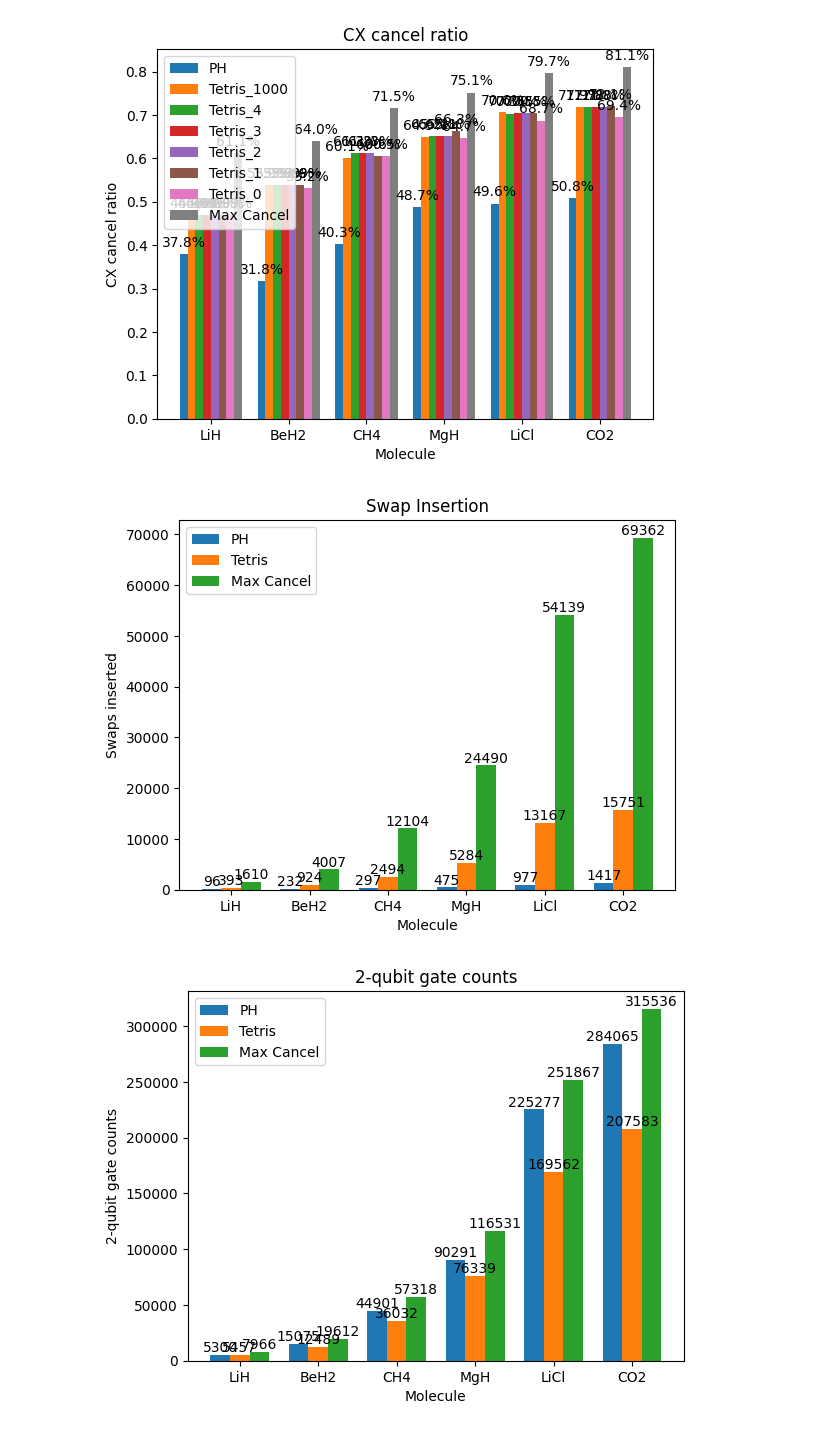
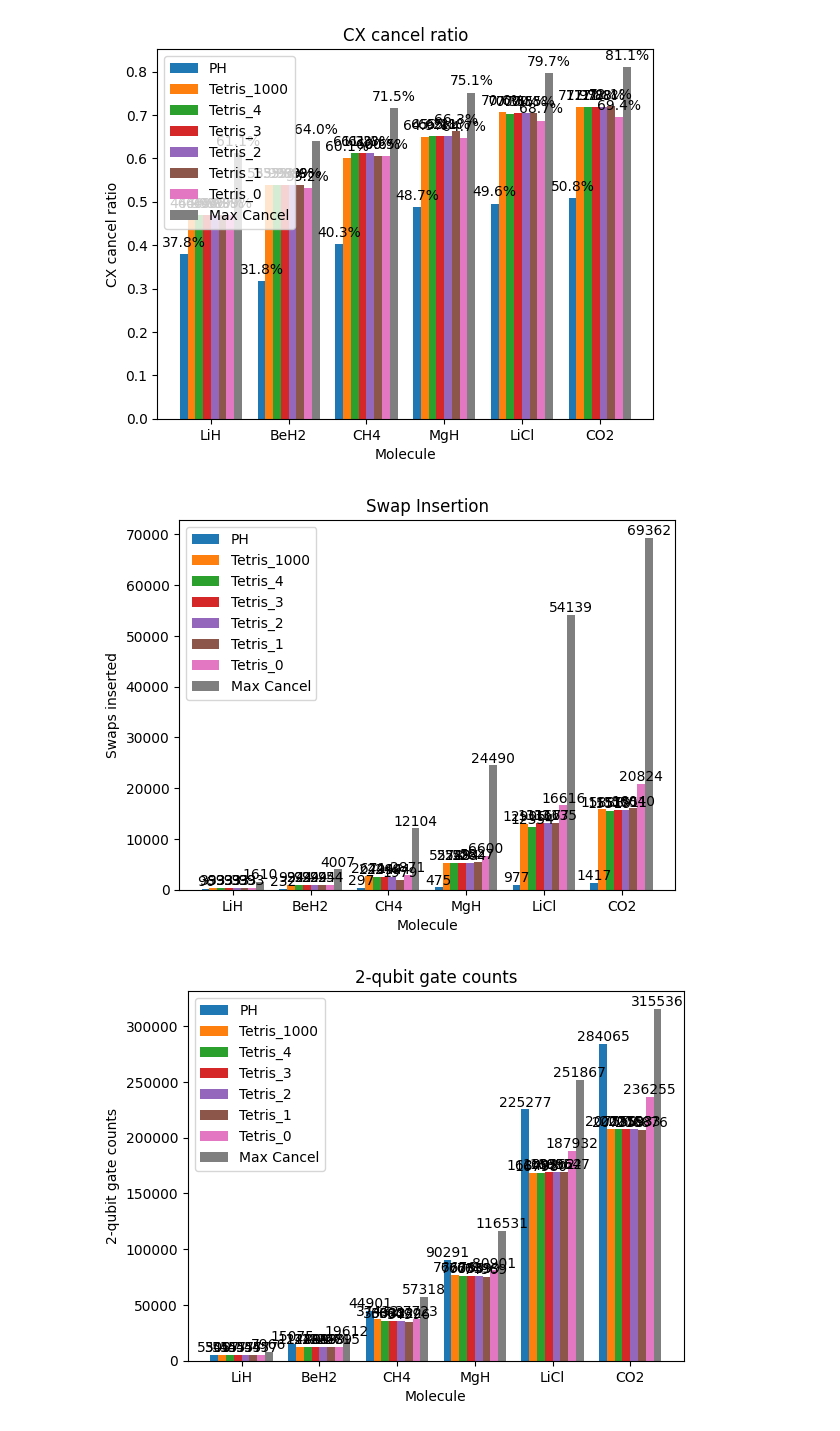
Before and after one commit to abclzr/vqe_tetris, a Jupyter notebook: core/result.ipynb, the cells around one changed output. Drawn from its saved outputs; the diff is of its cells as text; code cells hidden in the pictures.

```diff
--- a/core/result.ipynb
+++ b/core/result.ipynb
@@ -7,6 +7,7 @@ def pickle_load(filename):
     return obj
 
 PH_data_list = pickle_load('PH_data.pickle')
+Tetris_data_list = pickle_load('Tetris_swap_coefficient_3_data.pickle')
 Max_cancel_data_list = pickle_load('Tetris_max_cancel_data.pickle')
 
 swap_coefficients = [1000, 4, 3, 2, 1, 0]
@@ -118,17 +119,23 @@ plt.show()
 x = np.arange(len(categories))
 
 # Define the width of each bar
-bar_width = 0.25
+bar_width = 0.10
+length = 2 + len(swap_coefficients)
+positions = [(i + 0.5 - length/2) * bar_width for i in range(length)]
 
 # Create the grouped bar chart
-plt.bar(x - bar_width, ph_swaps, bar_width, label='PH')
-plt.bar(x, tetris_swaps, bar_width, label='Tetris')
-plt.bar(x + bar_width, max_cancel_swaps, bar_width, label='Max Cancel')
+plt.bar(x + positions[0], ph_swaps, bar_width, label='PH')
+for i, position in enumerate(positions[1:-1]):
+    plt.bar(x + position, tetris_various_swaps[i], bar_width, label=f'Tetris_{swap_coefficients[i]}')
+plt.bar(x + positions[-1], max_cancel_swaps, bar_width, label='Max Cancel')
 # Add labels to the bars
 for i in range(len(categories)):
-    plt.text(x[i] - bar_width, ph_swaps[i] + 1, str(ph_swaps[i]), ha='center', va='bottom')
-    plt.text(x[i],  tetris_swaps[i] + 1, str(tetris_swaps[i]), ha='center', va='bottom')
-    plt.text(x[i] + bar_width, max_cancel_swaps[i] + 1, str(max_cancel_swaps[i]), ha='center', va='bottom')
+    for position, datalist in zip(positions, [ph_swaps] + tetris_various_swaps + [max_cancel_swaps]):
+        plt.text(x[i] + position, datalist[i] + 0.01, str(datalist[i]), ha='center', va='bottom')
+    # plt.text(x[i] + positions[0], ph_cx_cancel_ratio[i] + 0.01, str(round(ph_cx_cancel_ratio[i] * 100, 1)) + '%', ha='center', va='bottom')
+    # plt.text(x[i], tetris_cx_cancel_ratio[i] + 0.01, str(round(tetris_cx_cancel_ratio[i] * 100, 1)) + '%', ha='center', va='bottom')
+    # plt.text(x[i] + positions[-1], max_cancel_cx_cancel_ratio[i] + 0.01, str(round(max_cancel_cx_cancel_ratio[i] * 100, 1)) + '%', ha='center', va='bottom')
+
 
 # Add category labels to the x-axis
 plt.xticks(x, categories)
@@ -142,33 +149,35 @@ plt.legend()
 # Show the plot
 plt.show()
 # %% [output]
-[figure, old version]
+[figure, new version]
 # %%
 x = np.arange(len(categories))
 
 # Define the width of each bar
-bar_width = 0.12
+bar_width = 0.10
+length = 2 + len(swap_coefficients)
+positions = [(i + 0.5 - length/2) * bar_width for i in range(length)]
 
 # Create the grouped bar chart
-plt.bar(x - bar_width, ph_cnots, bar_width, label='PH')
-plt.bar(x, tetris_cnots, bar_width, label='Tetris')
-plt.bar(x + bar_width, max_cancel_cnots, bar_width, label='Max Cancel')
+plt.bar(x + positions[0], ph_cnots, bar_width, label='PH')
+for i, position in enumerate(positions[1:-1]):
+    plt.bar(x + position, tetris_various_cnots[i], bar_width, label=f'Tetris_{swap_coefficients[i]}')
+plt.bar(x + positions[-1], max_cancel_cnots, bar_width, label='Max Cancel')
 # Add labels to the bars
 for i in range(len(categories)):
-    plt.text(x[i] - bar_width, ph_cnots[i] + 1, str(ph_cnots[i]), ha='center', va='bottom')
-    plt.text(x[i],  tetris_cnots[i] + 1, str(tetris_cnots[i]), ha='center', va='bottom')
-    plt.text(x[i] + bar_width, max_cancel_cnots[i] + 1, str(max_cancel_cnots[i]), ha='center', va='bottom')
+    for position, datalist in zip(positions, [ph_cnots] + tetris_various_cnots + [max_cancel_cnots]):
+        plt.text(x[i] + position, datalist[i] + 0.01, str(datalist[i]), ha='center', va='bottom')
 
 # Add category labels to the x-axis
 plt.xticks(x, categories)
 
 # Add labels and a legend
 plt.xlabel('Molecule')
 plt.ylabel('2-qubit gate counts')
 plt.title('2-qubit gate counts')
 plt.legend()
 
 # Show the plot
 plt.show()
 # %% [output]
-[figure, old version]
+[figure, new version]
```
